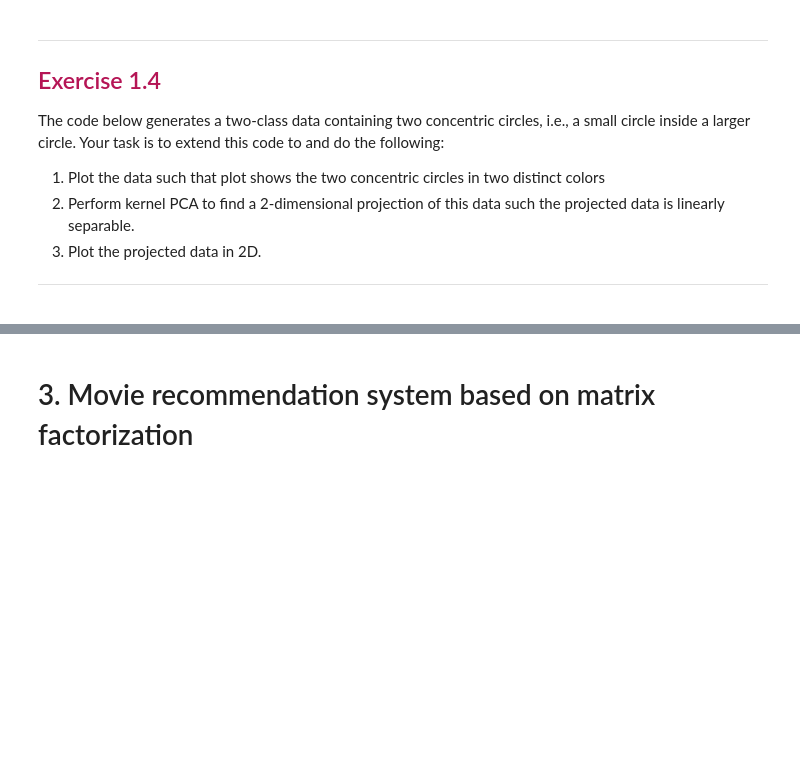
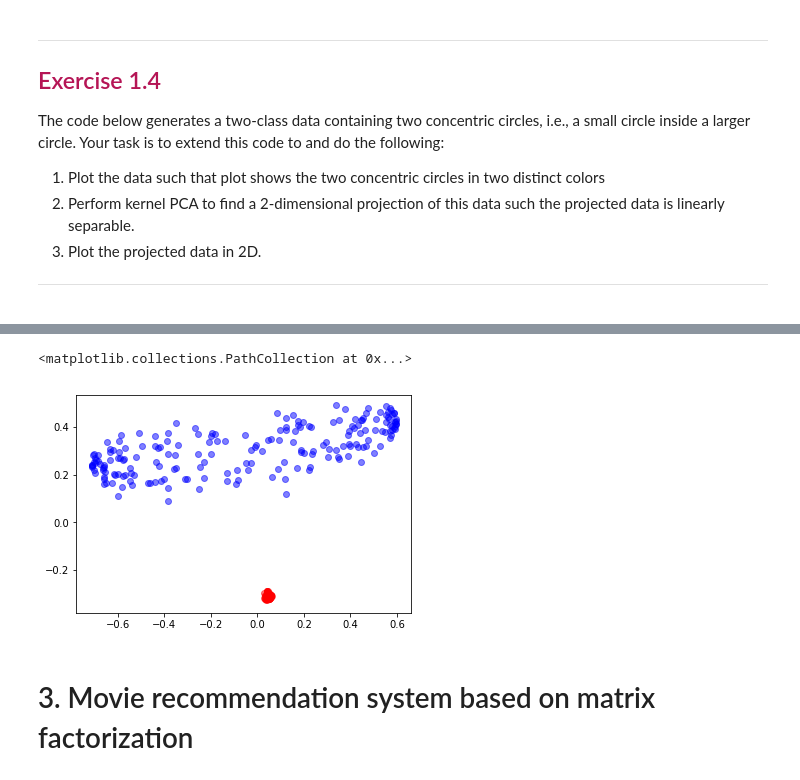
Before and after one commit to Sindreedelange/INF283, a Jupyter notebook: Exercise7/documents/INF283_Weekly_Exercise_07.ipynb, the cells around one changed output, grey strips where cells are left out. Drawn from its saved outputs; the diff is of its cells as text; code cells hidden in the pictures; blank space fills up the shorter version.

```diff
--- a/Exercise7/documents/INF283_Weekly_Exercise_07.ipynb
+++ b/Exercise7/documents/INF283_Weekly_Exercise_07.ipynb
@@ -428,3 +450,11 @@ X, y = make_circles(n_samples=400, factor=.3, noise=.05)
+# %%
+kern_pca = KernelPCA(n_components=2, kernel='rbf', gamma=10)
+X_proj = kern_pca.fit_transform(X)
+plt.scatter(X_proj[y==0, 0], X_proj[y==0, 1], color='red', alpha=0.5)
+plt.scatter(X_proj[y==1, 0], X_proj[y==1, 1], color='blue', alpha=0.5)
+# %% [output]
+<matplotlib.collections.PathCollection at 0x...>
+[figure, added]
 # %% [markdown]
 # 3. Movie recommendation system based on matrix factorization
 # %% [markdown]
```
Also changed, not shown: parts of 15 cells of this notebook.
